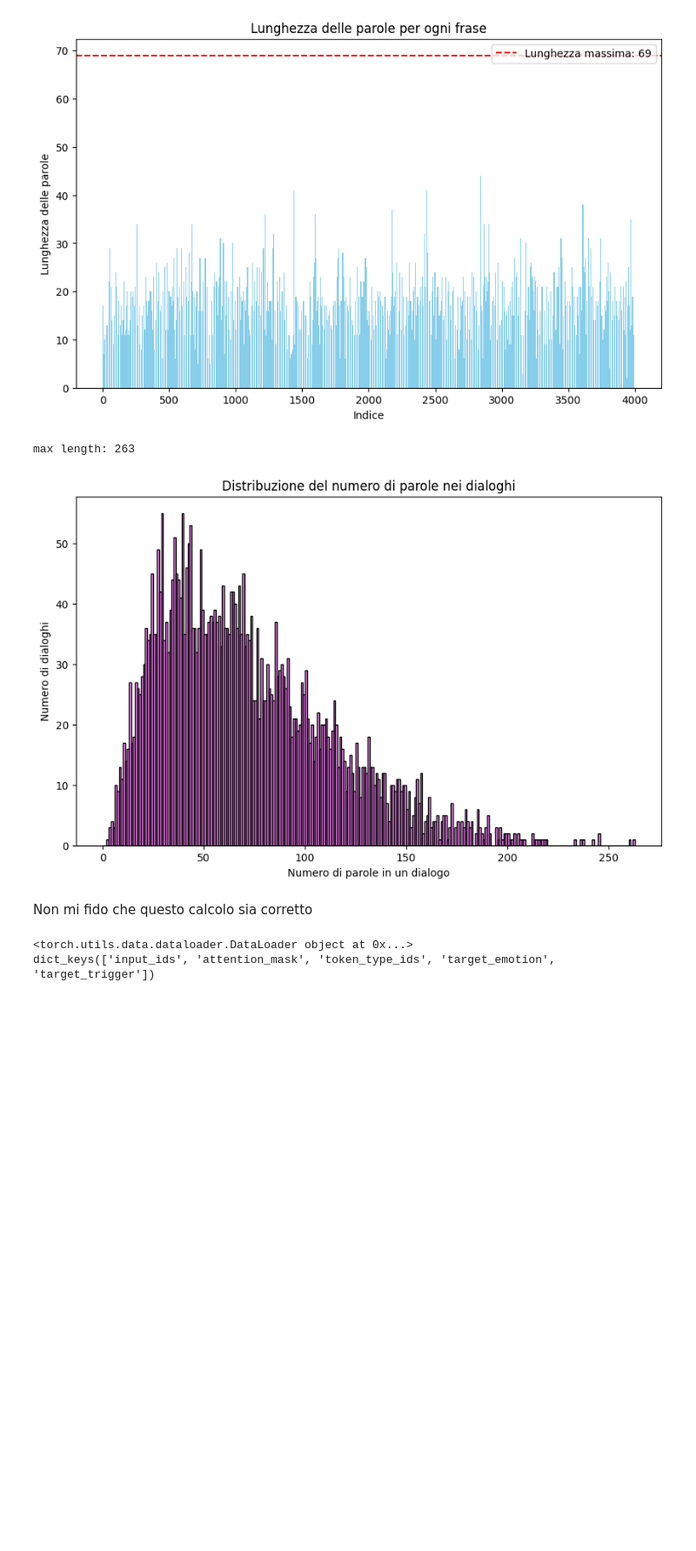
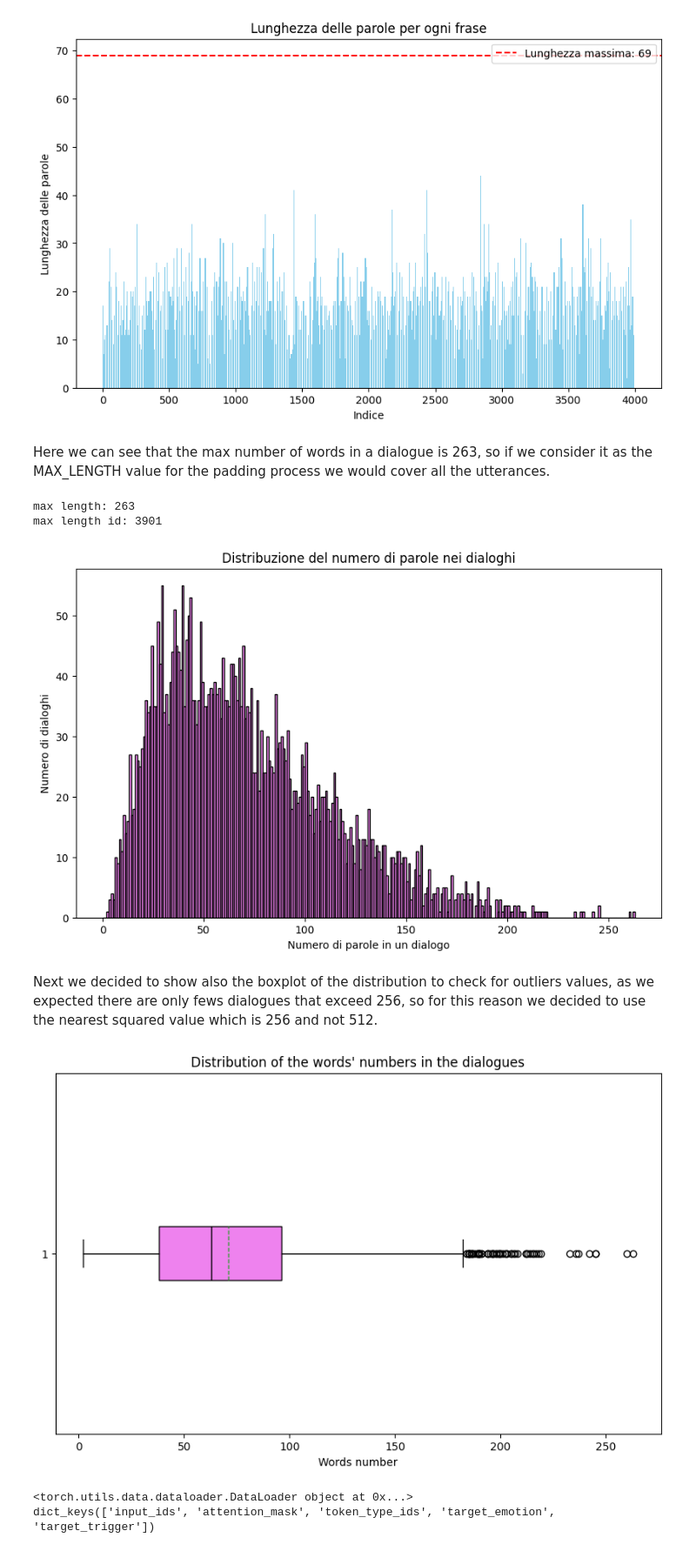
Before and after one commit to madalinaionela/NLP_project, a Jupyter notebook: project.ipynb, the cells around one changed output. Shown: that part at 87% size. Drawn from its saved outputs; the diff is of its cells as text; code cells hidden in the pictures; blank space fills up the shorter version.

Commit message:
boxplot per scelta padding

```diff
--- a/project.ipynb
+++ b/project.ipynb
@@ -35,7 +35,8 @@ Device: cuda
 # %% [markdown]
 Load the JSON in a Pandas Dataframe
 # %%
-file_path_train = '/kaggle/input/dataset/MELD_train_efr.json'
+#file_path_train = '/kaggle/input/dataset/MELD_train_efr.json'
+file_path_train = './Data/Task C/MELD_train_efr.json'
 df = pd.read_json(file_path_train)
 
 df.shape
@@ -583,6 +585,8 @@ plt.show()
 3           26
 4           11
 [figure]
+# %% [markdown]
+Here we can see that the max number of words in a dialogue is 263, so if we consider it as the MAX_LENGTH value for the padding process we would cover all the utterances.
 # %%
 # Calcola la lunghezza di parole per ogni riga nella colonna 'text_column'
 df_length = pd.DataFrame()
@@ -592,6 +596,11 @@ df_length['total_word_length'] = df['utterances'].apply(lambda arr: sum(len(x.sp
 max_length = df_length['total_word_length'].max()
 print(f"max length: {max_length}")
 
+#get the id of the longest dialogue
+max_length_id = df_length['total_word_length'].idxmax()
+print(f"max length id: {max_length_id}")
+
+
 # Crea un istogramma
 plt.figure(figsize=(10, 6))
 plt.hist(df_length['total_word_length'], bins=range(0, df_length['total_word_length'].max() + 1, 1), color='violet', edgecolor='black')
@@ -601,8 +610,19 @@ plt.title('Distribuzione del numero di parole nei dialoghi')
 plt.show()
 # %% [output]
 max length: 263
+max length id: 3901
 [figure]
-# %% [markdown]
-Non mi fido che questo calcolo sia corretto
+# %% [markdown]
+Next we decided to show also the boxplot of the distribution to check for outliers values, as we expected there are only fews dialogues that exceed 256, so for this reason we decided to use the nearest squared value which is 256 and not 512.
+# %%
+#box-plot
+plt.figure(figsize=(10, 6))
+plt.boxplot(df_length['total_word_length'], vert=False, patch_artist=True, boxprops=dict(facecolor='violet'),
+            medianprops=dict(color='black'), meanline=True, showmeans=True)
+plt.xlabel("Words number")
+plt.title("Distribution of the words' numbers in the dialogues")
+plt.show()
+# %% [output]
+[figure, added]
 # %%
 tokenizer = AutoTokenizer.from_pretrained('bert-base-uncased')
```
Also changed, not shown: parts of 3 cells of this notebook.
